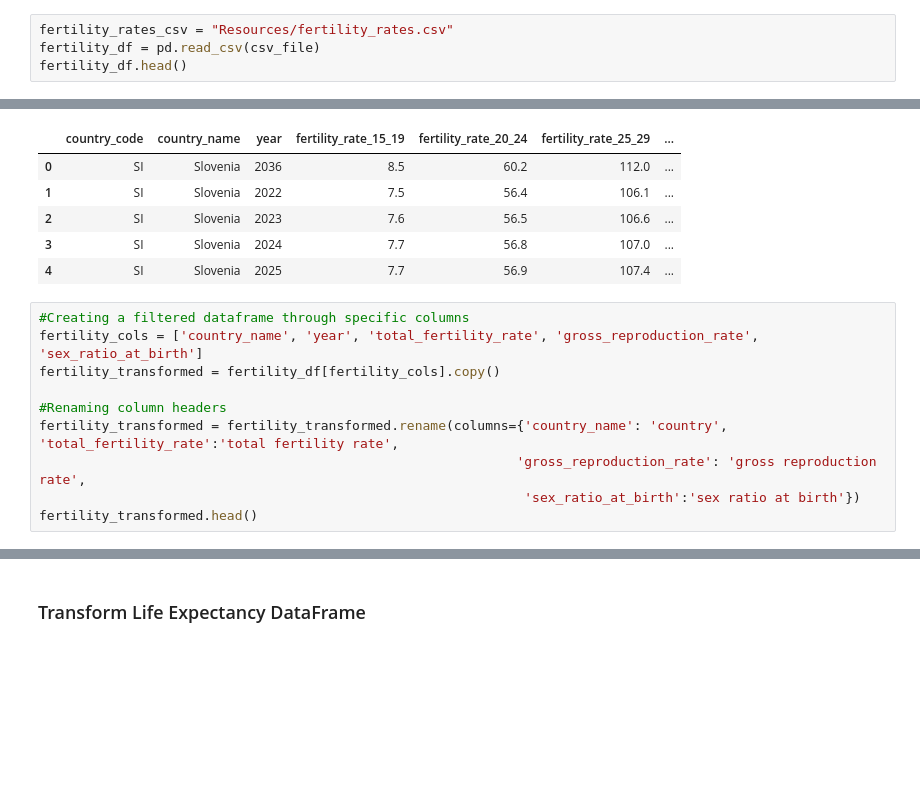
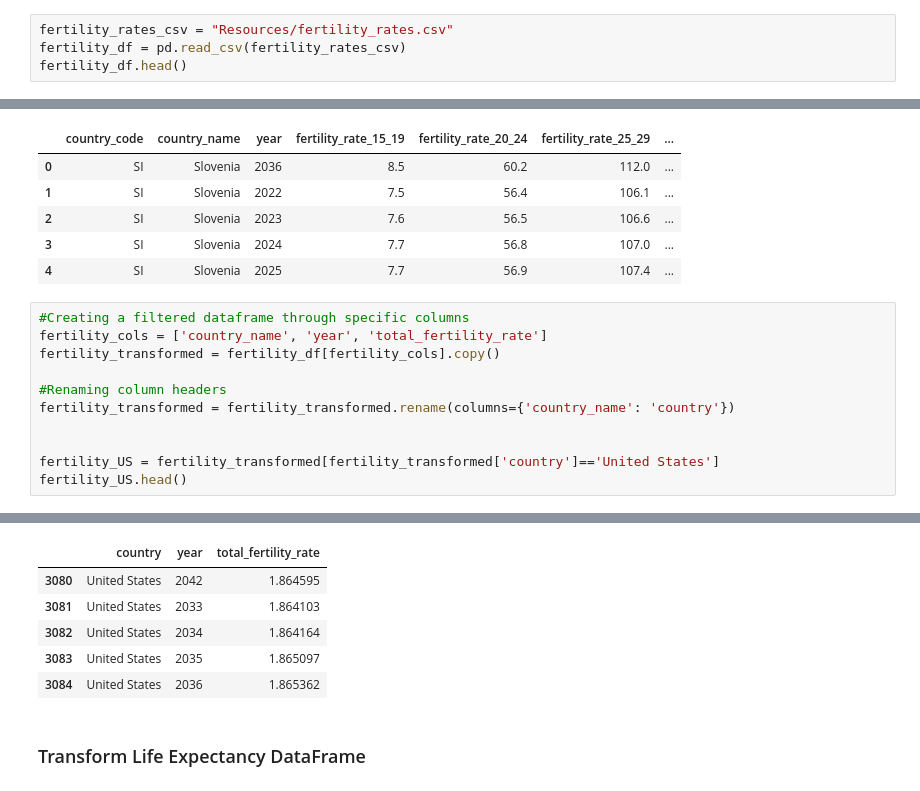
Before and after one commit to ishaiqbal/ETL_Project-, a Jupyter notebook: ETL_Project.ipynb, the cells around one changed output, grey strips where cells are left out. Saved outputs shown, nothing was run; the diff lists cells and outputs as text; blank space fills up the shorter version.

```diff
--- a/ETL_Project.ipynb
+++ b/ETL_Project.ipynb
@@ -3,7 +3,7 @@ import pandas as pd
 from sqlalchemy import create_engine
 # %%
 fertility_rates_csv = "Resources/fertility_rates.csv"
-fertility_df = pd.read_csv(csv_file)
+fertility_df = pd.read_csv(fertility_rates_csv)
 fertility_df.head()
 # %% [output]
 |  | country_code | country_name | year | fertility_rate_15_19 | fertility_rate_20_24 | fertility_rate_25_29 | ... |
@@ -36,12 +36,13 @@ fertility_df.head()
 | 4 | SI | Slovenia | 2025 | 7.7 | 56.9 | 107.4 | ... |
 # %%
 #Creating a filtered dataframe through specific columns
-fertility_cols = ['country_name', 'year', 'total_fertility_rate', 'gross_reproduction_rate', 'sex_ratio_at_birth']
+fertility_cols = ['country_name', 'year', 'total_fertility_rate']
 fertility_transformed = fertility_df[fertility_cols].copy()
 
 #Renaming column headers
-fertility_transformed = fertility_transformed.rename(columns={'country_name': 'country', 'total_fertility_rate':'total fertility rate',
-                                                             'gross_reproduction_rate': 'gross reproduction rate',
-                                                              'sex_ratio_at_birth':'sex ratio at birth'})
-fertility_transformed.head()
+fertility_transformed = fertility_transformed.rename(columns={'country_name': 'country'})
+
+
+fertility_US = fertility_transformed[fertility_transformed['country']=='United States']
+fertility_US.head()
 # %% [output]
@@ -49,3 +49,9 @@ SyntaxError: invalid syntax (<ipython-input-78-a4803009df59>, line 6)
+|  | country | year | total_fertility_rate |
+| 3080 | United States | 2042 | 1.864595 |
+| 3081 | United States | 2033 | 1.864103 |
+| 3082 | United States | 2034 | 1.864164 |
+| 3083 | United States | 2035 | 1.865097 |
+| 3084 | United States | 2036 | 1.865362 |
 # %% [markdown]
 ### Transform Life Expectancy DataFrame
 # %%
```
Also changed, not shown: parts of 3 cells of this notebook.
